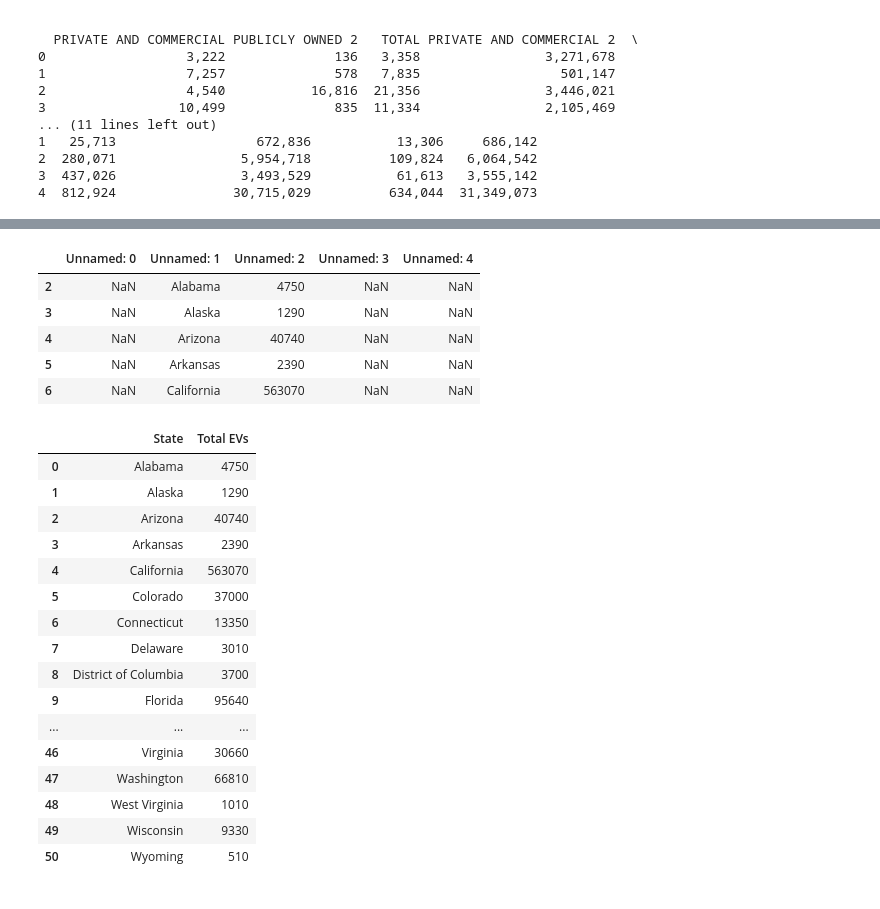
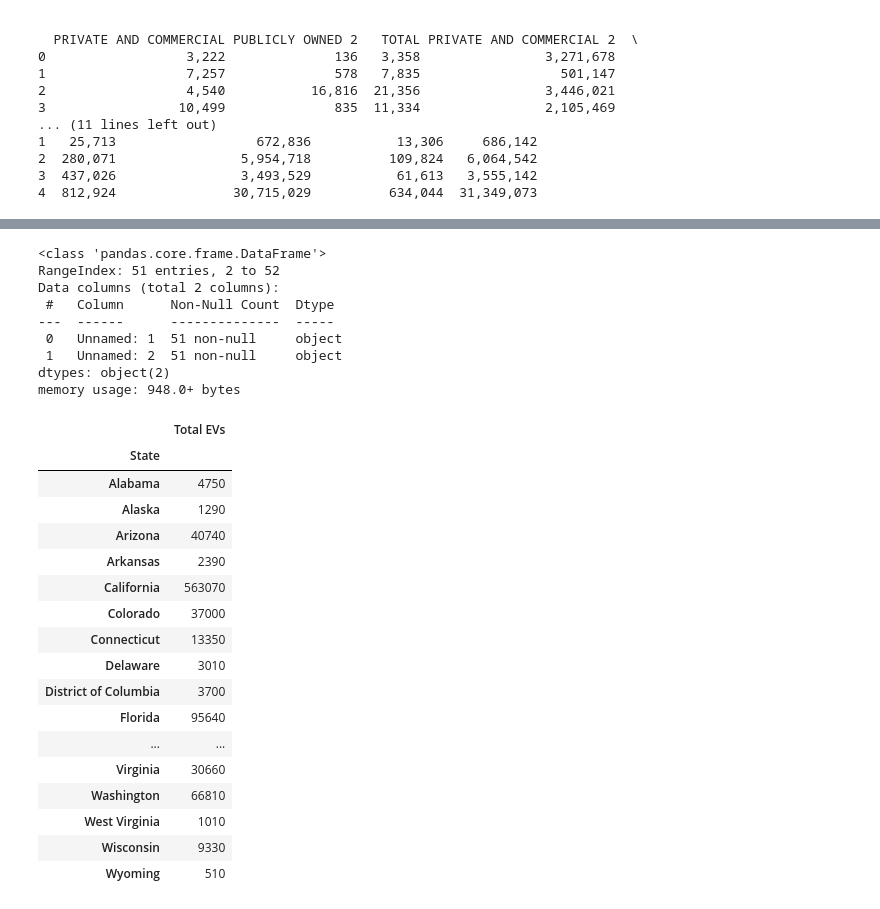
Before and after one commit to AhmedAltunisi/EVChargingStationDash, a Jupyter notebook: MISM3405ProjectFile.ipynb, the cells around one changed output, grey strips where cells are left out. Drawn from its saved outputs; the diff is of its cells as text; code cells hidden in the pictures.

```diff
--- a/MISM3405ProjectFile.ipynb
+++ b/MISM3405ProjectFile.ipynb
@@ -205,4 +265,3 @@ Name: State, dtype: object
 # %%
-state_ev_counts = pd.read_excel(r'/Users/brockada/Downloads/10962-ev-registration-counts-by-state_6-30-22 (1).xlsx')
+#Reading in excel file of EV Registrations by State
+state_ev_counts = pd.read_excel(r'10962-ev-registration-counts-by-state_6-30-22 (1).xlsx')
-# %%
-state_ev_counts.drop(state_ev_counts.index[[-1, 0, 1]], inplace=True)
@@ -217,0 +286,9 @@ state_ev_counts.tail()
+# %%
+#Dropping columns that got added to the mix
+state_ev_counts.drop('Unnamed: 0', axis=1, inplace=True)
+state_ev_counts.drop('Unnamed: 3', axis=1, inplace=True)
+state_ev_counts.drop('Unnamed: 4', axis=1, inplace=True)
+
+#Dropping First 2 rows and Last row as they were improperly imported
+state_ev_counts.drop(state_ev_counts.tail(1).index,inplace=True)
+state_ev_counts.drop(state_ev_counts.head(2).index,inplace=True)
@@ -218,9 +312,12 @@ state_ev_counts.tail()
 # %%
-state_ev_counts.head()
+state_ev_counts.info()
 # %% [output]
-|  | Unnamed: 0 | Unnamed: 1 | Unnamed: 2 | Unnamed: 3 | Unnamed: 4 |
-| 2 | NaN | Alabama | 4750 | NaN | NaN |
-| 3 | NaN | Alaska | 1290 | NaN | NaN |
-| 4 | NaN | Arizona | 40740 | NaN | NaN |
-| 5 | NaN | Arkansas | 2390 | NaN | NaN |
-| 6 | NaN | California | 563070 | NaN | NaN |
+<class 'pandas.core.frame.DataFrame'>
+RangeIndex: 51 entries, 2 to 52
+Data columns (total 2 columns):
+ #   Column      Non-Null Count  Dtype
+---  ------      --------------  -----
+ 0   Unnamed: 1  51 non-null     object
+ 1   Unnamed: 2  51 non-null     object
+dtypes: object(2)
+memory usage: 948.0+ bytes
@@ -231,23 +324,26 @@ state_ev_counts.drop('Unnamed: 4', axis=1, inplace=True)
 # %%
+#Resetting df index and renaming columns
 state_ev_counts.reset_index(drop=True, inplace=True)
-state_ev_counts.rename(columns={'Unnamed: 1': 'State', 'Unnamed: 2': 'Total'}, inplace=True)
-state_ev_counts.rename(columns={'Total': 'Total EVs'}, inplace=True)
+state_ev_counts.rename(columns={'Unnamed: 1': 'State', 'Unnamed: 2': 'Total EVs'}, inplace=True)
+state_ev_counts = state_ev_counts.set_index('State')
+
 state_ev_counts
 # %% [output]
-|  | State | Total EVs |
-| 0 | Alabama | 4750 |
-| 1 | Alaska | 1290 |
-| 2 | Arizona | 40740 |
-| 3 | Arkansas | 2390 |
-| 4 | California | 563070 |
-| 5 | Colorado | 37000 |
-| 6 | Connecticut | 13350 |
-| 7 | Delaware | 3010 |
-| 8 | District of Columbia | 3700 |
-| 9 | Florida | 95640 |
-| ... | ... | ... |
-| 46 | Virginia | 30660 |
-| 47 | Washington | 66810 |
-| 48 | West Virginia | 1010 |
-| 49 | Wisconsin | 9330 |
-| 50 | Wyoming | 510 |
+|  | Total EVs |
+| State |  |
+| Alabama | 4750 |
+| Alaska | 1290 |
+| Arizona | 40740 |
+| Arkansas | 2390 |
+| California | 563070 |
+| Colorado | 37000 |
+| Connecticut | 13350 |
+| Delaware | 3010 |
+| District of Columbia | 3700 |
+| Florida | 95640 |
+| ... | ... |
+| Virginia | 30660 |
+| Washington | 66810 |
+| West Virginia | 1010 |
+| Wisconsin | 9330 |
+| Wyoming | 510 |
```
Also changed, not shown: parts of 58 cells of this notebook.
